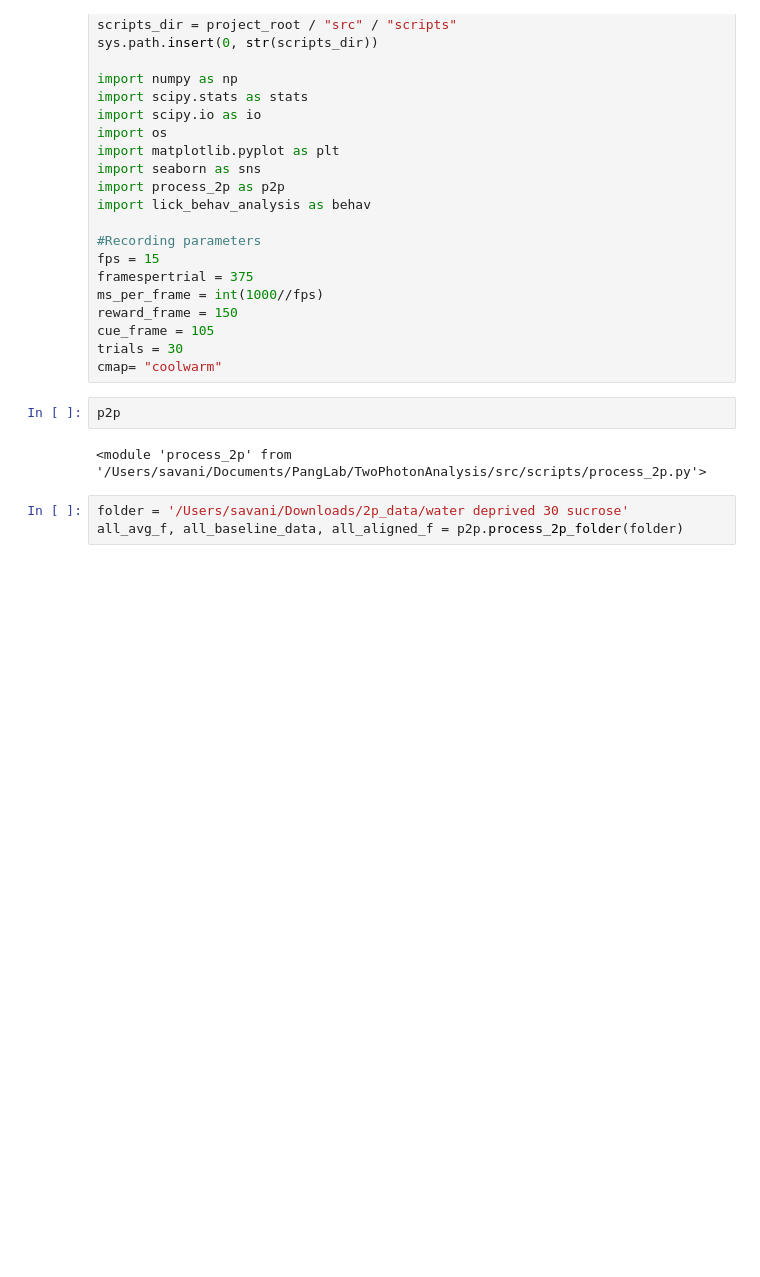
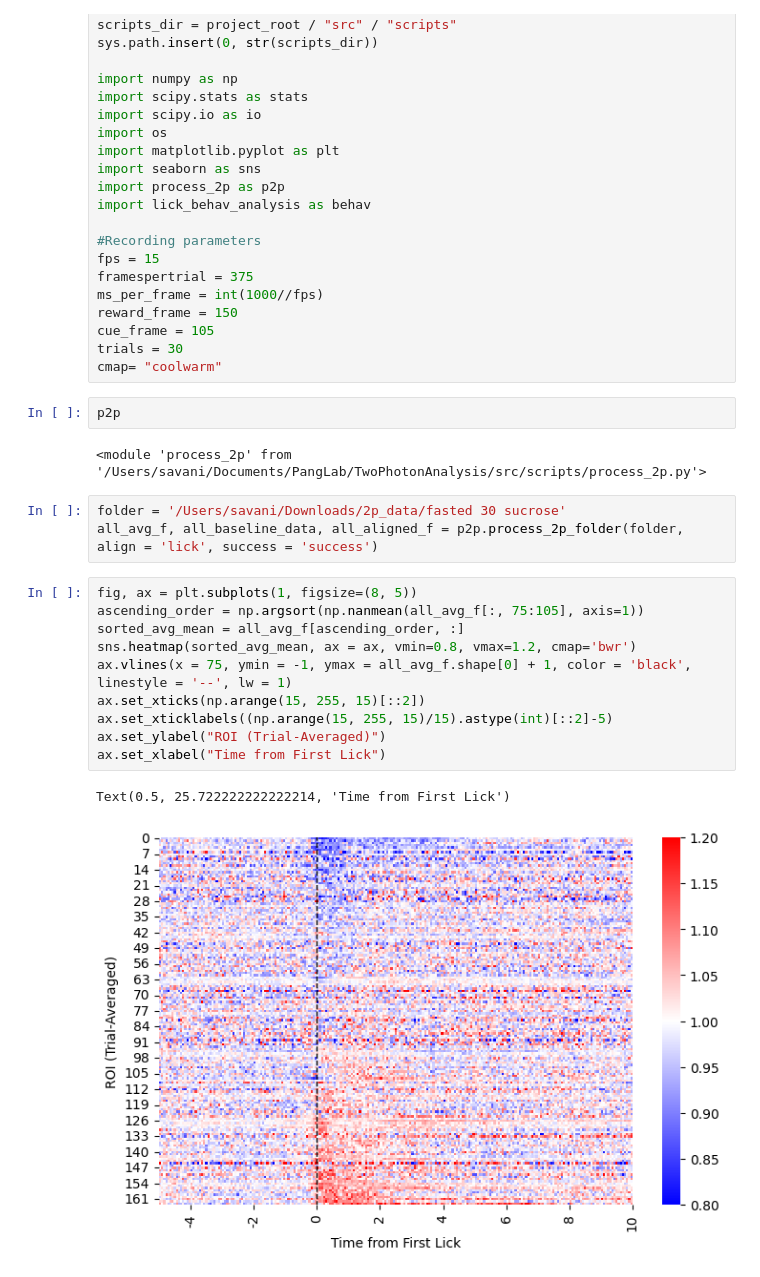
Before and after one commit to RohanSavani/PVN_GLP1R_2P, a Jupyter notebook: src/notebooks/untrackedstate.ipynb, the cells around one changed output. Cells and saved outputs as stored; diff of their text form; blank space fills up the shorter version.

```diff
--- a/src/notebooks/untrackedstate.ipynb
+++ b/src/notebooks/untrackedstate.ipynb
@@ -31,6 +31,19 @@ p2p
 # %% [output]
 <module 'process_2p' from '/Users/savani/Documents/PangLab/TwoPhotonAnalysis/src/scripts/process_2p.py'>
 # %%
-folder = '/Users/savani/Downloads/2p_data/water deprived 30 sucrose'
-all_avg_f, all_baseline_data, all_aligned_f = p2p.process_2p_folder(folder)
+folder = '/Users/savani/Downloads/2p_data/fasted 30 sucrose'
+all_avg_f, all_baseline_data, all_aligned_f = p2p.process_2p_folder(folder, align = 'lick', success = 'success')
+# %%
+fig, ax = plt.subplots(1, figsize=(8, 5))
+ascending_order = np.argsort(np.nanmean(all_avg_f[:, 75:105], axis=1))
+sorted_avg_mean = all_avg_f[ascending_order, :]
+sns.heatmap(sorted_avg_mean, ax = ax, vmin=0.8, vmax=1.2, cmap='bwr')
+ax.vlines(x = 75, ymin = -1, ymax = all_avg_f.shape[0] + 1, color = 'black', linestyle = '--', lw = 1)
+ax.set_xticks(np.arange(15, 255, 15)[::2])
+ax.set_xticklabels((np.arange(15, 255, 15)/15).astype(int)[::2]-5)
+ax.set_ylabel("ROI (Trial-Averaged)")
+ax.set_xlabel("Time from First Lick")
+# %% [output]
+Text(0.5, 25.722222222222214, 'Time from First Lick')
+[figure, added]
 # %%
```
Also changed, not shown: parts of 3 cells of this notebook, 5 other files.
